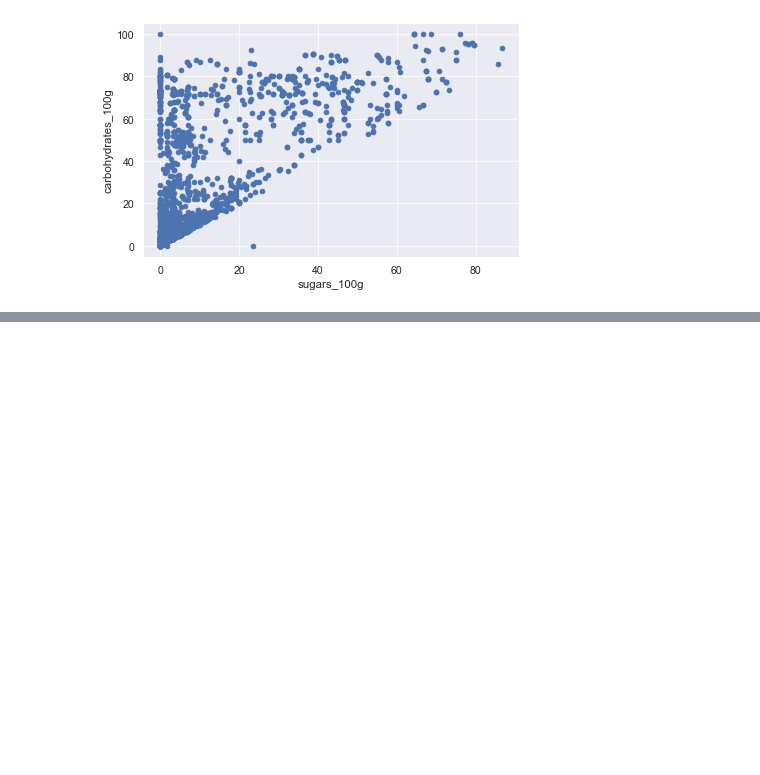
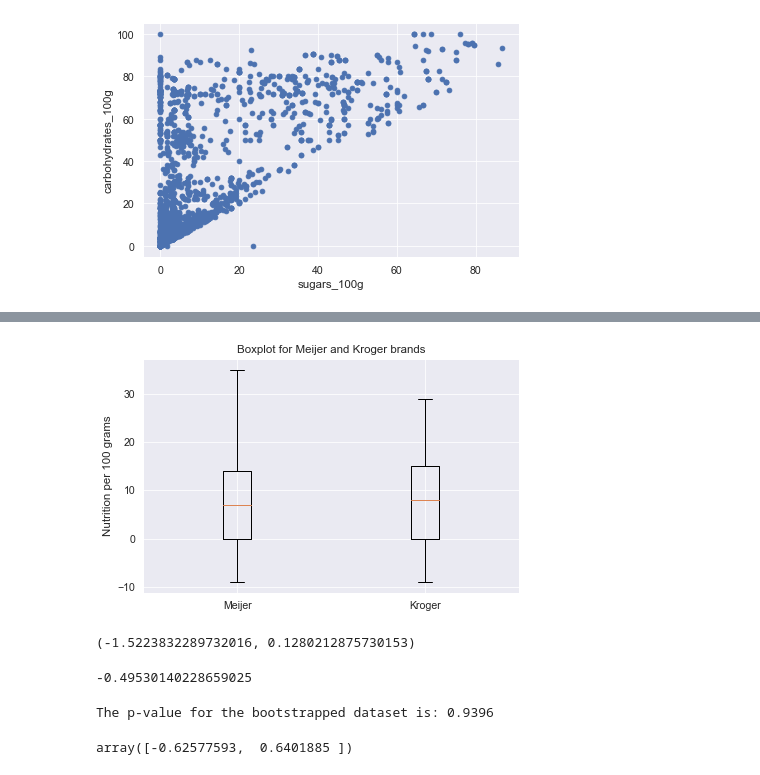
Before and after one commit to asha2490/Springboard, a Jupyter notebook: Capstone Project 1 Notebook.ipynb, the cells around one changed output, grey strips where cells are left out. Saved outputs shown, nothing was run; the diff lists cells and outputs as text; code cells hidden in the pictures; blank space fills up the shorter version.

```diff
--- a/Capstone Project 1 Notebook.ipynb
+++ b/Capstone Project 1 Notebook.ipynb
@@ -288,7 +292,7 @@ Name: brands, dtype: int64
 # Looks like the brand Meijer are the most available in the US
 # 'Meijer' will be used for further analysis in this project
 print("What brands are in the US? \n")
-us = df_new[df_new['countries']== "US"]
+us = df_new[df_new['countries_en'] == "United States"]
 print(us['brands'].value_counts().head(10))
 # %% [output]
 What brands are in the US?
@@ -332,7 +336,7 @@ plt.show()
 [figure]
 # %%
 # Filtering the data and just keepting the data for Meijer brand
-df_meijer = df_new[df_new['brands'] == 'Meijer']
+df_meijer = us[us['brands'] == 'Meijer']
 df_meijer.info()
 # %% [output]
 <class 'pandas.core.frame.DataFrame'>
@@ -412,3 +416,10 @@ plt.ylabel('carbohydrates_100g')
 # %% [output]
 Text(0, 0.5, 'carbohydrates_100g')
 [figure]
+# %%
+# Let's see if there is any difference between the nutritional values for different brand products within USA
+# Let us compare the top two brands in the USA: Meijer and Kroger
+# We already have a seperate dataframe for the Meijer brand products since we are focusing on that in this project
+# Let's create a seperate dataframe for the Kroger products
+df_kroger = us[us['brands'] == 'Kroger']
+df_kroger.info()
@@ -414,0 +444,4 @@ Text(0, 0.5, 'carbohydrates_100g')
+# %%
+# Looks like there are some null values in the above dataset; let's fill them with 0
+df_kroger = df_kroger.fillna(0, axis=1)
+df_kroger.info() # No more null entries
@@ -414,0 +466,7 @@ Text(0, 0.5, 'carbohydrates_100g')
+# %%
+plt.boxplot([df_meijer['nutrition-score-fr_100g'], df_kroger['nutrition-score-fr_100g']], labels = ["Meijer", "Kroger"])
+plt.ylabel("Nutrition per 100 grams")
+plt.title('Boxplot for Meijer and Kroger brands')
+plt.show()
+# %% [output]
+[figure, added]
@@ -414,0 +478,6 @@ Text(0, 0.5, 'carbohydrates_100g')
+# %%
+# Assuming the variance is not equal
+t_statistic, p_value = stats.ttest_ind(df_meijer['nutrition-score-fr_100g'], df_kroger['nutrition-score-fr_100g'], equal_var=False)
+t_statistic, p_value
+# %% [output]
+(-1.5223832289732016, 0.1280212875730153)
@@ -414,0 +512,9 @@ Text(0, 0.5, 'carbohydrates_100g')
+# %%
+# We will calculate the difference between the means between the two groups of products to see if both brands
+# have similar distribution of nutritional scores
+meijer_nutri = df_meijer['nutrition-score-fr_100g']
+kroger_nutri = df_kroger['nutrition-score-fr_100g']
+obs_diff_mean = np.mean(meijer_nutri) - np.mean(kroger_nutri)
+obs_diff_mean
+# %% [output]
+-0.49530140228659025
@@ -414,0 +535,6 @@ Text(0, 0.5, 'carbohydrates_100g')
+# %%
+# compute the p-value
+p_value = np.sum(bs_diff_mean >= obs_diff_mean)/len(bs_diff_mean)
+print("The p-value for the bootstrapped dataset is: " + format(p_value))
+# %% [output]
+The p-value for the bootstrapped dataset is: 0.9396
@@ -414,0 +545,5 @@ Text(0, 0.5, 'carbohydrates_100g')
+# %%
+con_int_95_mean = np.percentile(bs_diff_mean, [2.5,97.5])
+con_int_95_mean
+# %% [output]
+array([-0.62577593,  0.6401885 ])
```
Also changed, not shown: parts of 34 cells of this notebook.
